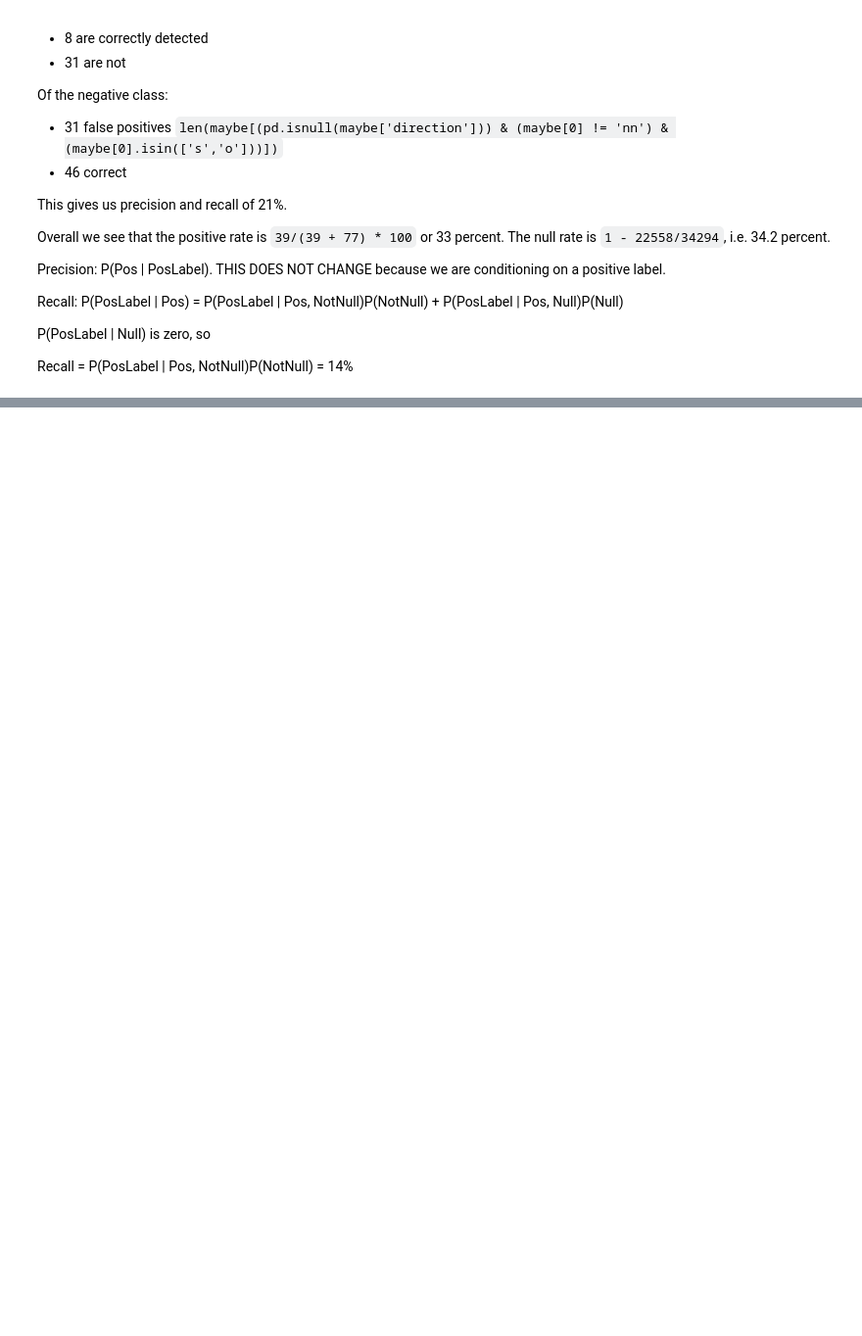
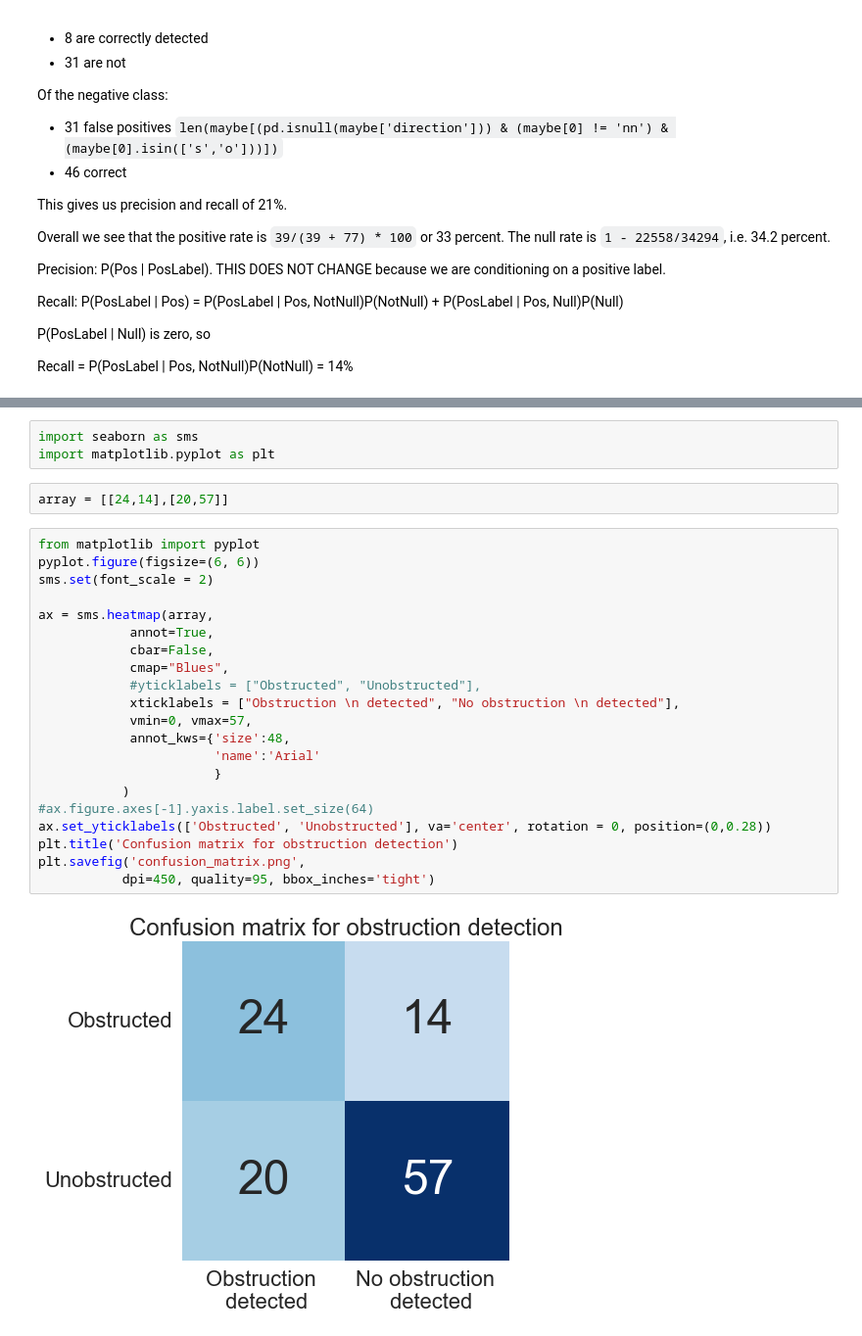
Before and after one commit to saltzadam/WheelWay, a Jupyter notebook: jupyter/cnn validation.ipynb, the cells around one changed output, grey strips where cells are left out. Shown: that part at 98% size. Cells and saved outputs as stored; diff of their text form; blank space fills up the shorter version.

```diff
--- a/jupyter/cnn validation.ipynb
+++ b/jupyter/cnn validation.ipynb
@@ -197,0 +134,28 @@ len(all_pts_1)
+# %%
+import seaborn as sms
+import matplotlib.pyplot as plt
+# %%
+array = [[24,14],[20,57]]
+# %%
+from matplotlib import pyplot
+pyplot.figure(figsize=(6, 6))
+sms.set(font_scale = 2)
+
+ax = sms.heatmap(array,
+            annot=True,
+            cbar=False,
+            cmap="Blues",
+            #yticklabels = ["Obstructed", "Unobstructed"],
+            xticklabels = ["Obstruction \n detected", "No obstruction \n detected"],
+            vmin=0, vmax=57,
+            annot_kws={'size':48,
+                       'name':'Arial'
+                       }
+           )
+#ax.figure.axes[-1].yaxis.label.set_size(64)
+ax.set_yticklabels(['Obstructed', 'Unobstructed'], va='center', rotation = 0, position=(0,0.28))
+plt.title('Confusion matrix for obstruction detection')
+plt.savefig('confusion_matrix.png',
+           dpi=450, quality=95, bbox_inches='tight')
+# %% [output]
+[figure, added]
```
Also changed, not shown: parts of 10 cells of this notebook, 4 other files.
